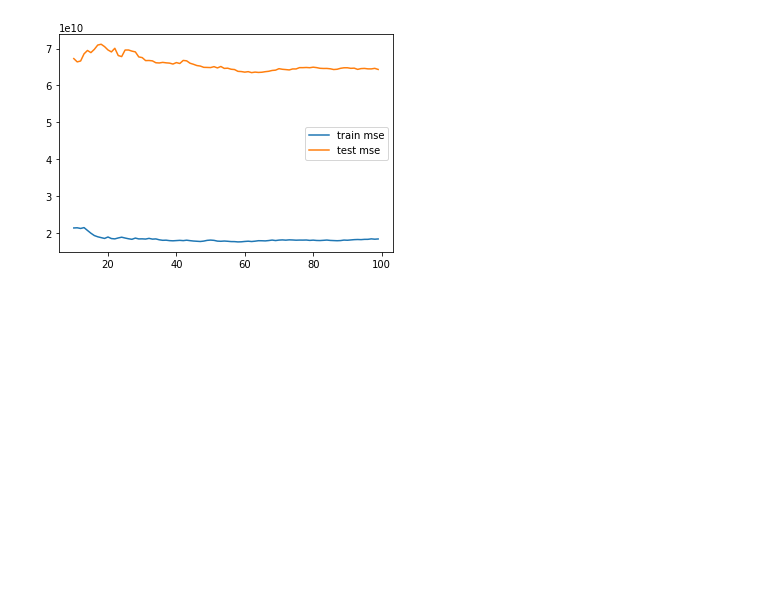
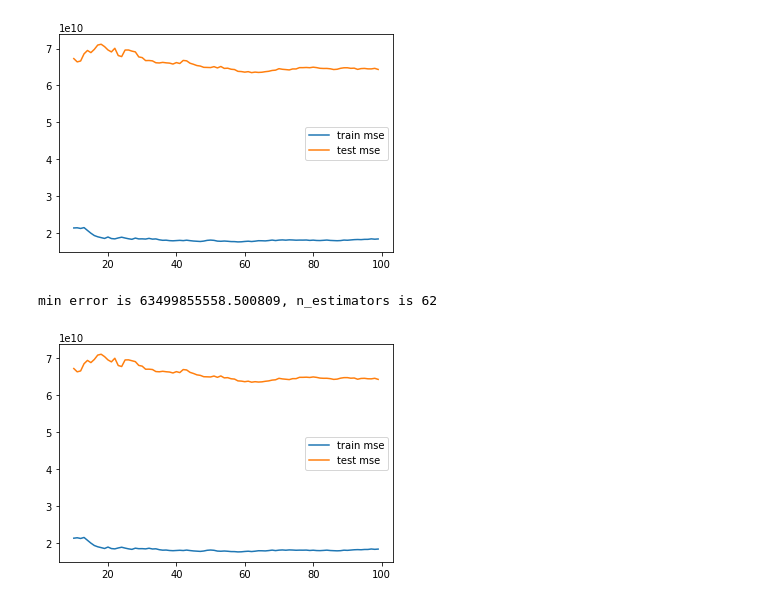
Before and after one commit to MatyushinMA/sphere_ml, a Jupyter notebook: vis/Untitled1.ipynb, the cells around one changed output. Cells and saved outputs as stored; diff of their text form; code cells hidden in the pictures; blank space fills up the shorter version.

```diff
--- a/vis/Untitled1.ipynb
+++ b/vis/Untitled1.ipynb
@@ -201,7 +216,7 @@ learnds_X.head()
 | 7.0 | 8 | 189000 | 120 | 18 |
 | 8.0 | 9 | 117000 | 150 | 14 |
 # %%
-X_train, X_test, y_train, y_test = train_test_split(learnds_X, learnds_y, test_size=0.2, random_state=46)
+X_train, X_test, y_train, y_test = train_test_split(learnds_X.values, learnds_y.values, test_size=0.2, random_state=46)
 # %%
 neighbors = range(2, 100)
 errors_train = []
@@ -241,0 +260,21 @@ min error is 63472983706.218903, depth is 62
+# %%
+tr_errors = []
+ts_errors = []
+estimators = range(10, 100)
+for i in estimators:
+    regr = RandomForestRegressor(max_depth=14, random_state=0, n_estimators=i)
+    scl = preprocessing.RobustScaler()
+    mdl = Pipeline([('regressor', regr)])
+    mdl.fit(X_train, y_train)
+    y_pred = mdl.predict(X_train)
+    tr_errors.append(mean_squared_error(y_train, y_pred))
+    y_pred = mdl.predict(X_test)
+    ts_errors.append(mean_squared_error(y_test, y_pred))
+fig = plt.figure()
+plt.plot(estimators, tr_errors, label="train mse")
+plt.plot(estimators, ts_errors, label="test mse")
+plt.legend()
+print("min error is %lf, n_estimators is %d" % (ts_errors[np.argsort(ts_errors)[0]], estimators[np.argsort(ts_errors)[0]]))
+# %% [output]
+min error is 63499855558.500809, n_estimators is 62
+[figure, added]
```
Also changed, not shown: parts of 5 cells of this notebook, 1 other file.
